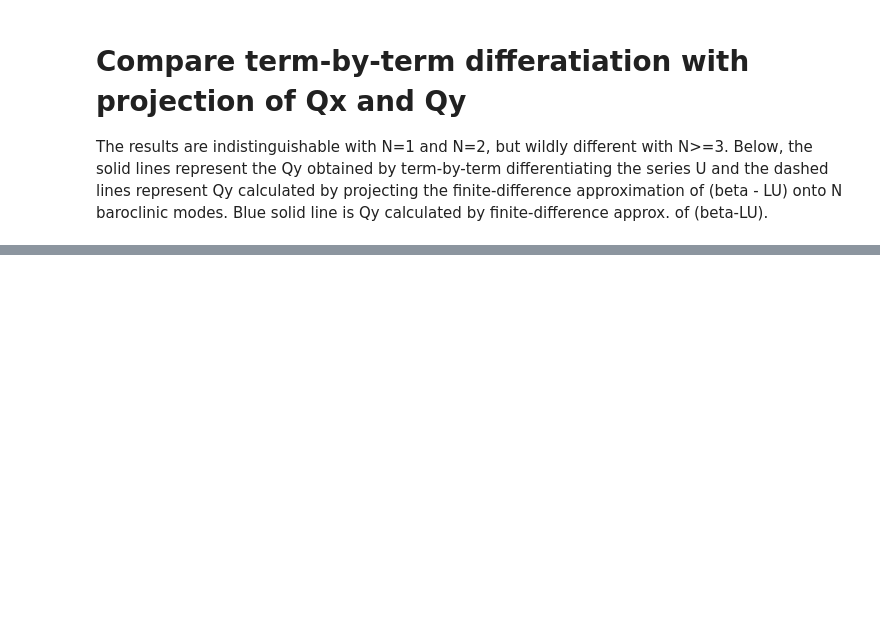
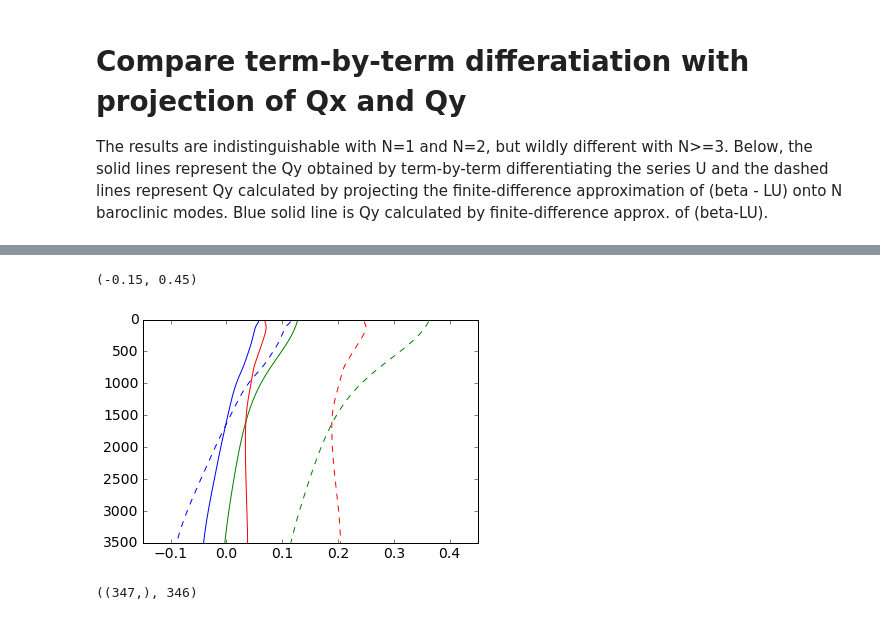
Before and after one commit to cesar-rocha/dp_spectra, a Jupyter notebook: stability/cDrakePVGradient.ipynb, the cells around one changed output, grey strips where cells are left out. Saved outputs shown, nothing was run; the diff lists cells and outputs as text; code cells hidden in the pictures; blank space fills up the shorter version.

```diff
--- a/stability/cDrakePVGradient.ipynb
+++ b/stability/cDrakePVGradient.ipynb
@@ -326,0 +337,40 @@ plt.tight_layout()
+# %%
+
+def decomp_vel(z,N2,U,f2 = 1.e-2):
+    h = z[-1]-z[0]
+    h2 = h**2
+    dz = z[1]-z[0]
+    Up0 = (U[0]-U[1])/dz
+    Uph = (U[-2]-U[-1])/dz
+    zs = -z+z[0]
+    I1,I2 = np.empty_like(z), np.empty_like(z)
+    Us = np.empty_like(z)
+    N2s = N2
+    for i in range(I1.size):
+        I1[i] = sp.integrate.simps(N2s[:i+1]*(zs[:i+1]+h),zs[:i+1])
+        I2[i] = sp.integrate.simps(N2s[:i+1]*zs[:i+1],zs[:i+1])
+
+    A = -sp.integrate.simps(-I1*Up0/N2s[0]/h2 + I2*Uph/N2s[-1]/h2,zs)
+
+    Us = I1*Up0/N2s[0]/h -I2*Uph/N2s[-1]/h + A
+
+    Up = U - Us
+
+    LUs = (f2/N2s[0])*Up0/h - (f2/N2s[-1])*Uph/h
+
+    return Us,Up, LUs
+
+Us, Up, LUs = decomp_vel(z,N2,U,f2=f0**2)
+Vs, Vp, LVs = decomp_vel(z,N2,V,f2=f0**2)
+# %%
+plt.plot(Vs,z)
+plt.plot(V,z)
+plt.plot(Vp,z)
+plt.plot(Us,z,'b--')
+plt.plot(U,z,'g--')
+plt.plot(Up,z,'r--')
+plt.ylim(3500,0)
+plt.xlim(-.15,.45)
+# %% [output]
+(-0.15, 0.45)
+[figure, added]
@@ -326,0 +415,4 @@ plt.tight_layout()
+# %%
+Qgy.shape, zp.size
+# %% [output]
+((347,), 346)
```
Also changed, not shown: parts of 9 cells of this notebook.
